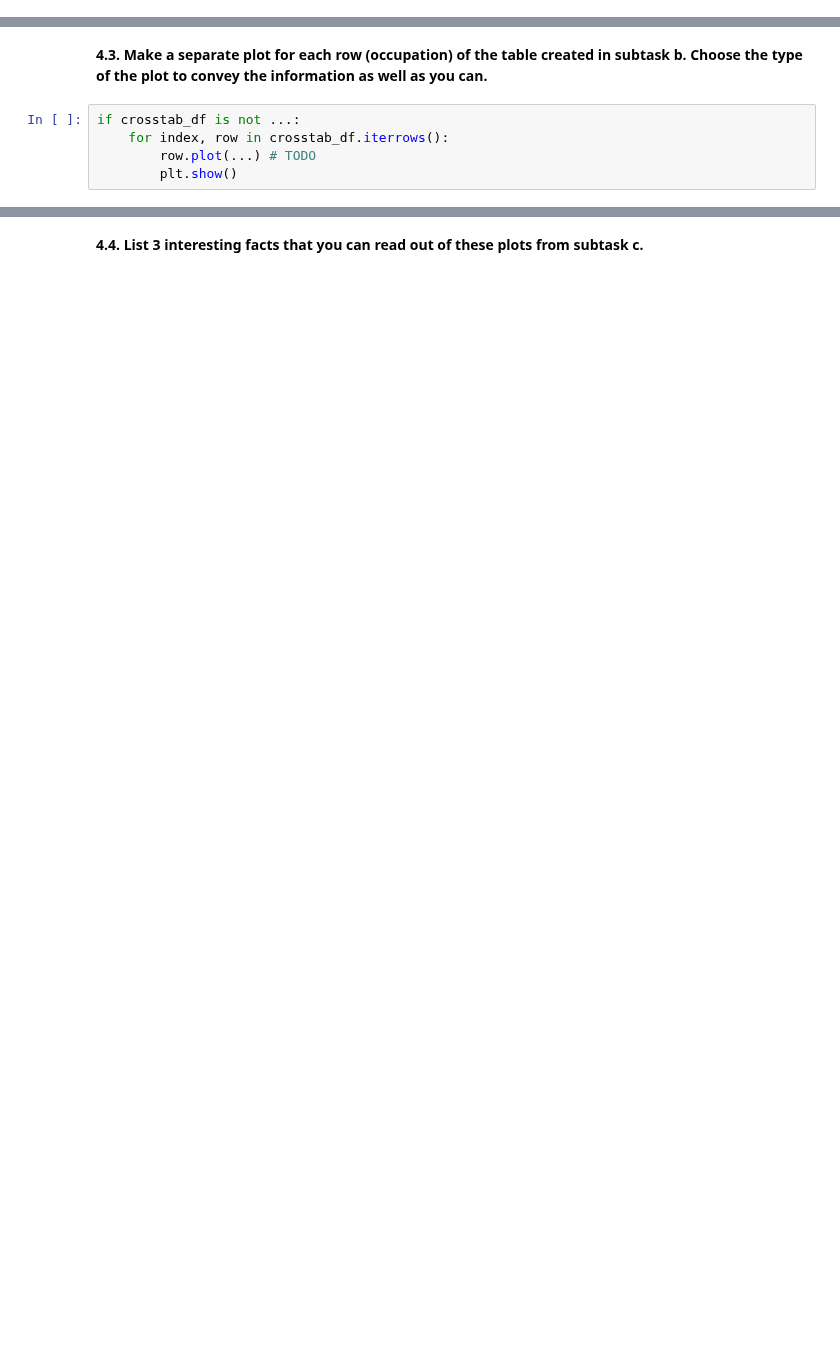
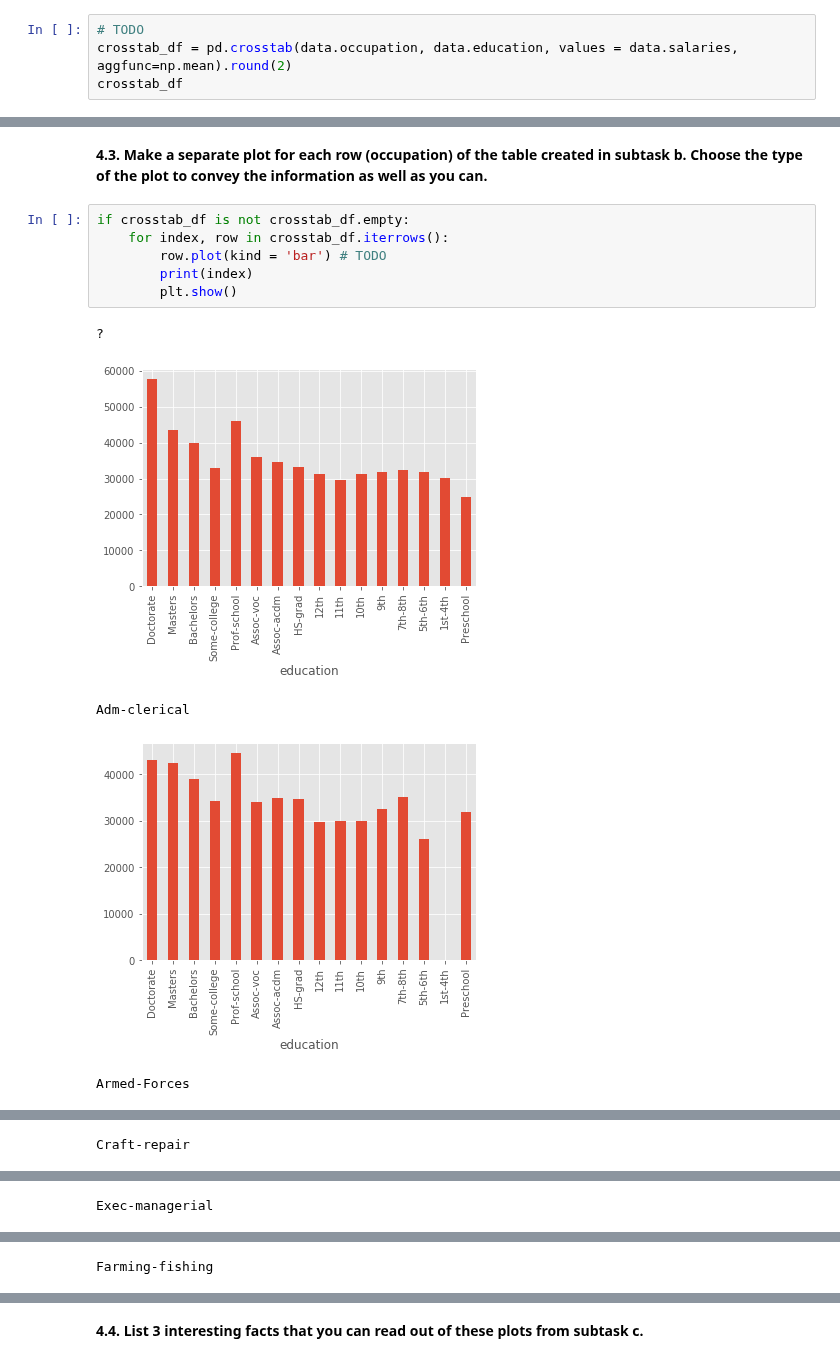
Before and after one commit to enliktjioe/bda2020, a Jupyter notebook: HW1/Homework_01.ipynb, the cells around one changed output, grey strips where cells are left out. Cells and saved outputs as stored; diff of their text form; blank space fills up the shorter version.

```diff
--- a/HW1/Homework_01.ipynb
+++ b/HW1/Homework_01.ipynb
@@ -514,0 +539,4 @@ crosstab_df = ...
+# %%
+# TODO
+crosstab_df = pd.crosstab(data.occupation, data.education, values = data.salaries, aggfunc=np.mean).round(2)
+crosstab_df
@@ -515,7 +561,14 @@ crosstab_df = ...
 # %% [markdown]
 **4.3. Make a separate plot for each row (occupation) of the table created in subtask b. Choose the type of the plot to convey the information as well as you can.** <br>
 # %%
-if crosstab_df is not ...:
+if crosstab_df is not crosstab_df.empty:
     for index, row in crosstab_df.iterrows():
-        row.plot(...) # TODO
+        row.plot(kind = 'bar') # TODO
+        print(index)
         plt.show()
+# %% [output]
+?
+[figure, added]
+Adm-clerical
+[figure, added]
+Armed-Forces
@@ -521,0 +576 @@ if crosstab_df is not ...:
+Craft-repair
@@ -521,0 +578 @@ if crosstab_df is not ...:
+Exec-managerial
@@ -521,0 +580 @@ if crosstab_df is not ...:
+Farming-fishing
```
Also changed, not shown: parts of 15 cells of this notebook.
